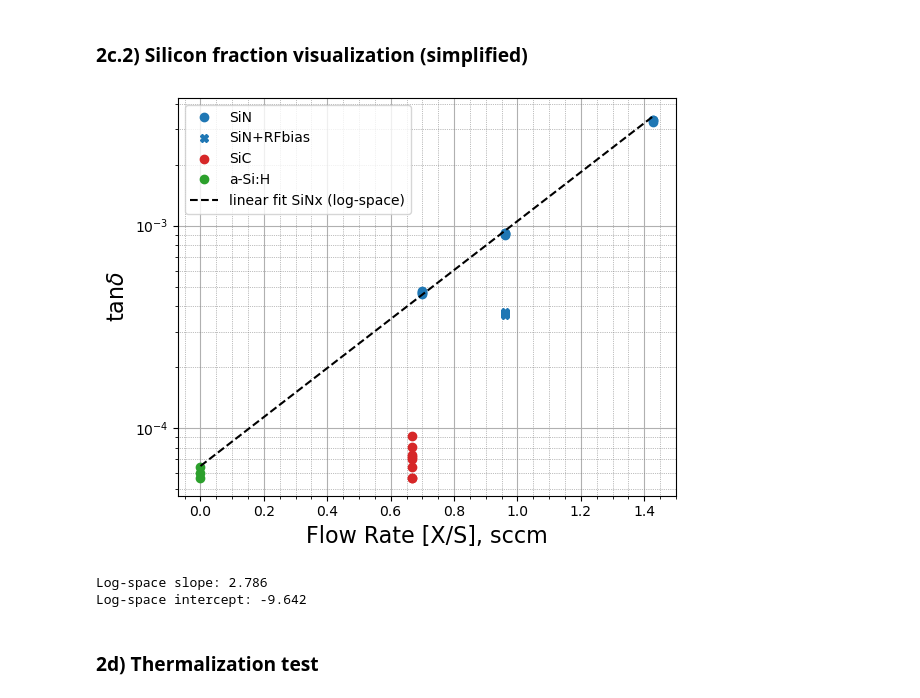
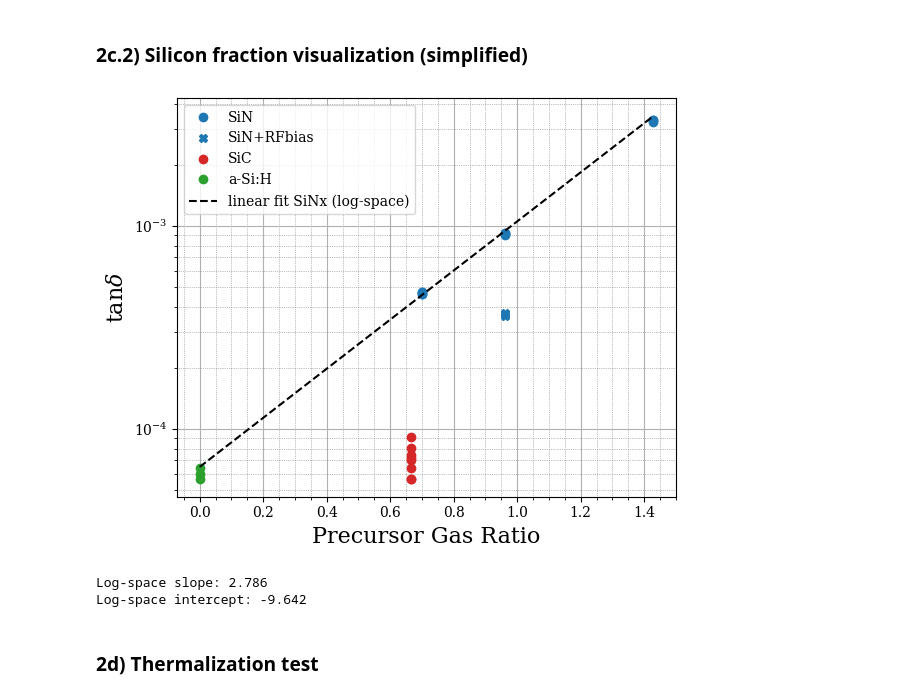
Before and after one commit to jacornelison/lance_postings, a Jupyter notebook: one_notebook_to_rule_them_all.ipynb, the cells around one changed output. Drawn from its saved outputs; the diff is of its cells as text; code cells hidden in the pictures.

```diff
--- a/one_notebook_to_rule_them_all.ipynb
+++ b/one_notebook_to_rule_them_all.ipynb
@@ -291,6 +291,11 @@ from scipy.optimize import curve_fit
 plt.close('all')
 #plt.figure(figsize=(10,8))
 plt.figure("SiFracSimple",figsize=(6,6*0.8))
+
+plt.rcParams.update({
+    "font.family": "serif",
+    "mathtext.fontset": "dejavuserif",
+})
 sinlab, = plt.plot([],[],'o',color="tab:blue",label='SiN')
 sinrflab, = plt.plot([],[],'X',color="tab:blue",label='SiN+ RF Bias')
 siclab, = plt.plot([],[],'o',color="tab:red",label='SiC')
@@ -322,36 +327,38 @@ y_fit = np.exp(m_log * x_fit + c_log)
 
 
 linfitlab, = plt.plot(x_fit, y_fit, '--', color='k', label='linear fit SiNx (log-space)')
 
 
 # Extrapolate to N/S = 2/49, Hail-Mary SiNx
 x_extrap = 2/49
 y_extrap = np.exp(m_log * x_extrap + c_log)
 # plt.scatter(x_extrap, y_extrap, color='black', marker='v', s=80,
 #             label=f'Extrapolated (N/S = 2/49)\n tanδ ≈ {y_extrap:.1e}')
 
 x_fit_data = np.linspace(min(x_data), max(x_data), 200)
 x_fit_extrap = np.linspace(min(x_fit_data), x_extrap, 100)
 y_fit_data = np.exp(m_log * x_fit_data + c_log)
 y_fit_extrap = np.exp(m_log * x_fit_extrap + c_log)
 # plt.plot(x_fit_extrap, y_fit_extrap, ':', color='green', linewidth=2, label='Extrapolated fit')
 
 
 plt.yscale('log')
 plt.ylabel("tan$\delta$", fontsize=16)
-plt.xlabel("Flow Rate [X/S], sccm", fontsize=16)
+#plt.xlabel("Flow Rate [X/S], sccm", fontsize=16)
+plt.xlabel("Precursor Gas Ratio", fontsize=16)
 plt.legend([sinlab,sinrflab,siclab,asilab,linfitlab],["SiN","SiN+RFbias","SiC","a-Si:H","linear fit SiNx (log-space)"],loc='upper left')
 plt.grid(True)
 plt.minorticks_on()
 plt.grid(True, which='minor', linestyle=':', linewidth='0.5', color='gray')
 plt.tight_layout()
-plt.savefig('plots/Silicon_Frac_Visualization_Simple.png',dpi=300)
+#plt.savefig('plots/Silicon_Frac_Visualization_Simple.png',dpi=300)
+plt.savefig('plots/Silicon_Frac_Visualization_Simple.pdf',dpi=300)
 plt.show()
 
 print(f"Log-space slope: {m_log:.3f}")
 print(f"Log-space intercept: {c_log:.3f}")
 # %% [output]
-[figure, old version]
+[figure, new version]
 Log-space slope: 2.786
 Log-space intercept: -9.642
 # %% [markdown]
```
Also changed, not shown: 2 other files.
